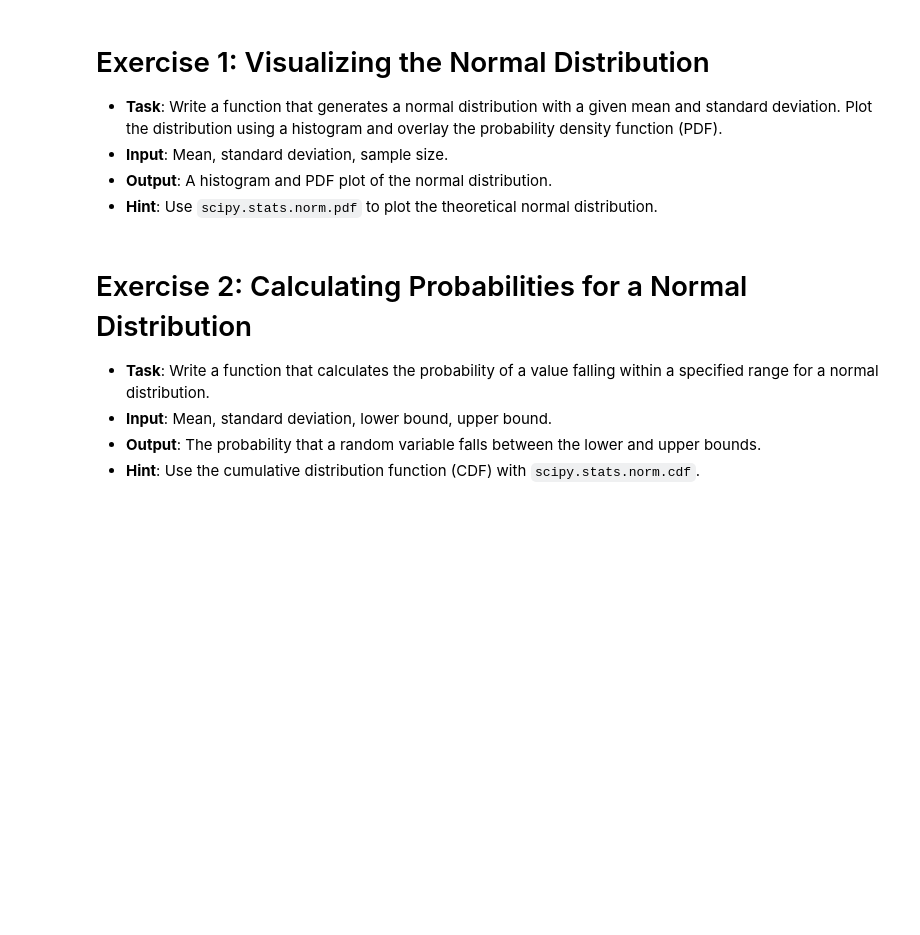
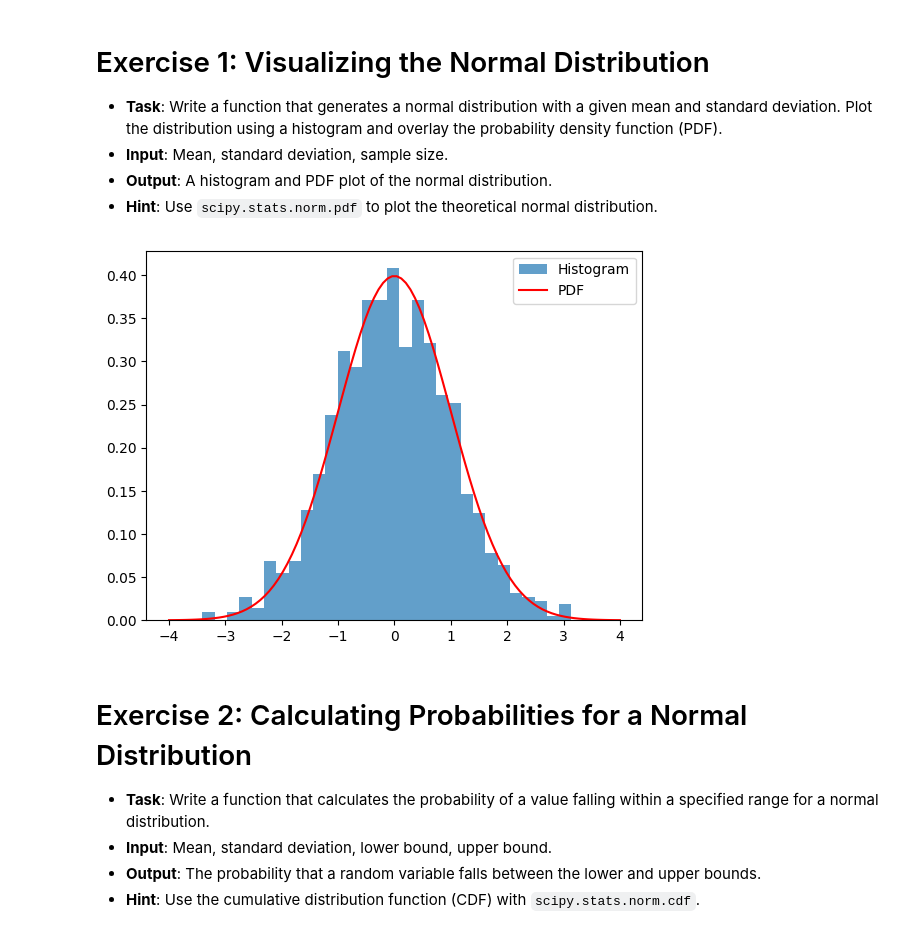
Before and after one commit to 0xd1rac/traditional-ml-projects, a Jupyter notebook: PSU_STAT-415_Introduction-To-Mathematical-Statistics/0_Probabilty Distribution Labs/Normal Distribution.ipynb, the cells around one changed output. Cells and saved outputs as stored; diff of their text form; code cells hidden in the pictures; blank space fills up the shorter version.

Commit message:
finished Normal Distribution.ipynb

```diff
--- a/PSU_STAT-415_Introduction-To-Mathematical-Statistics/0_Probabilty Distribution Labs/Normal Distribution.ipynb
+++ b/PSU_STAT-415_Introduction-To-Mathematical-Statistics/0_Probabilty Distribution Labs/Normal Distribution.ipynb
@@ -4,6 +10,21 @@
 - **Input**: Mean, standard deviation, sample size.
 - **Output**: A histogram and PDF plot of the normal distribution.
 - **Hint**: Use `scipy.stats.norm.pdf` to plot the theoretical normal distribution.
+# %%
+def plot_normal_distribution(mean, std, sample_size):
+    # Generate data from a normal distribution
+    data = np.random.normal(mean, std, sample_size)
+    x_values = np.linspace(mean - 4 * std, mean + 4 * std, 100)
+    pdf = stats.norm.pdf(x_values, mean, std)
+
+    plt.hist(data, bins=30, density=True, alpha=0.7, label='Histogram')
+    plt.plot(x_values, pdf, label='PDF', color='red')
+    plt.legend()
+    plt.show()
+
+plot_normal_distribution(0, 1, 1000)
+# %% [output]
+[figure, added]
 # %% [markdown]
 # Exercise 2: Calculating Probabilities for a Normal Distribution
 - **Task**: Write a function that calculates the probability of a value falling within a specified range for a normal distribution.
```
Also changed, not shown: parts of 20 cells of this notebook, 4 other files.
